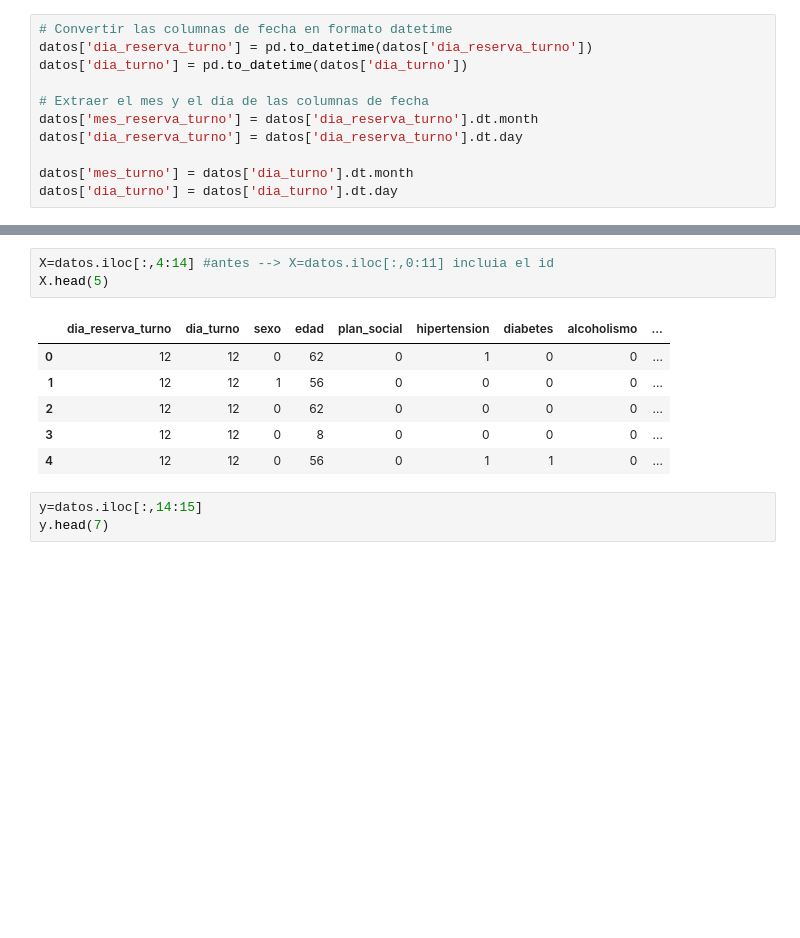
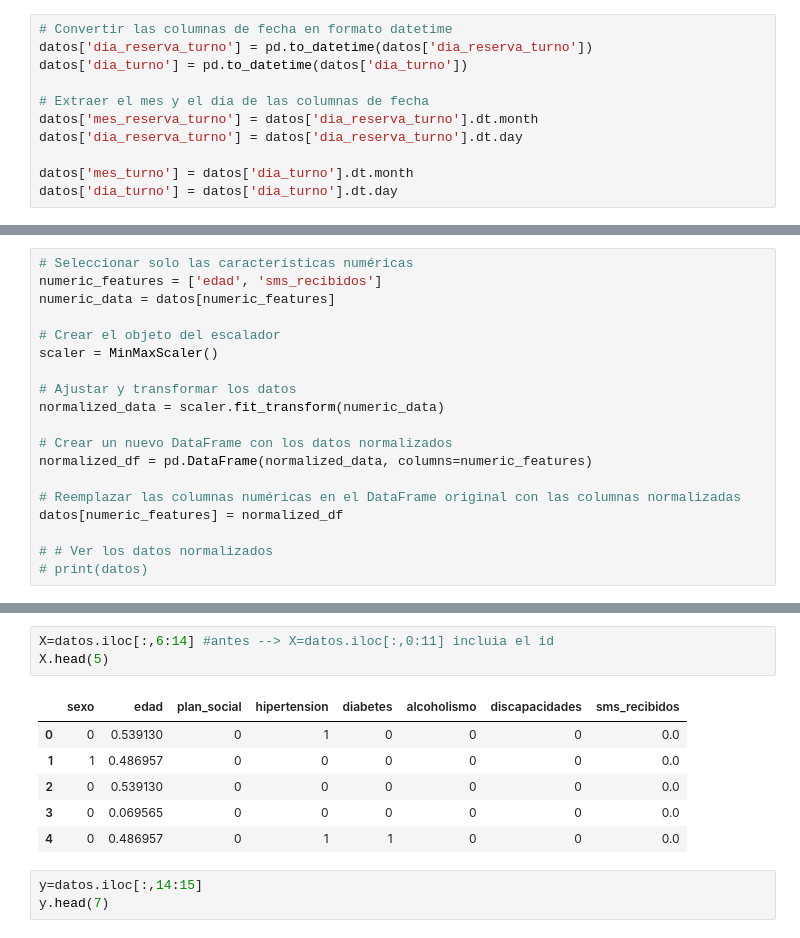
Before and after one commit to LucasMirandaD/Gestion-de-Datos, a Jupyter notebook: LM_Competencia_Ausentismo.ipynb, the cells around one changed output, grey strips where cells are left out. Saved outputs shown, nothing was run; the diff lists cells and outputs as text; blank space fills up the shorter version.

```diff
--- a/LM_Competencia_Ausentismo.ipynb
+++ b/LM_Competencia_Ausentismo.ipynb
@@ -152,0 +160,19 @@ datos['dia_turno'] = datos['dia_turno'].dt.day
+# %%
+# Seleccionar solo las características numéricas
+numeric_features = ['edad', 'sms_recibidos']
+numeric_data = datos[numeric_features]
+
+# Crear el objeto del escalador
+scaler = MinMaxScaler()
+
+# Ajustar y transformar los datos
+normalized_data = scaler.fit_transform(numeric_data)
+
+# Crear un nuevo DataFrame con los datos normalizados
+normalized_df = pd.DataFrame(normalized_data, columns=numeric_features)
+
+# Reemplazar las columnas numéricas en el DataFrame original con las columnas normalizadas
+datos[numeric_features] = normalized_df
+
+# # Ver los datos normalizados
+# print(datos)
@@ -153,13 +200,13 @@ datos['dia_turno'] = datos['dia_turno'].dt.day
 # %%
-X=datos.iloc[:,4:14] #antes --> X=datos.iloc[:,0:11] incluia el id
+X=datos.iloc[:,6:14] #antes --> X=datos.iloc[:,0:11] incluia el id
 X.head(5)
 # %% [output]
-|  | dia_reserva_turno | dia_turno | sexo | edad | plan_social | hipertension | diabetes | alcoholismo | ... |
-| 0 | 12 | 12 | 0 | 62 | 0 | 1 | 0 | 0 | ... |
-| 1 | 12 | 12 | 1 | 56 | 0 | 0 | 0 | 0 | ... |
-| 2 | 12 | 12 | 0 | 62 | 0 | 0 | 0 | 0 | ... |
-| 3 | 12 | 12 | 0 | 8 | 0 | 0 | 0 | 0 | ... |
-| 4 | 12 | 12 | 0 | 56 | 0 | 1 | 1 | 0 | ... |
+|  | sexo | edad | plan_social | hipertension | diabetes | alcoholismo | discapacidades | sms_recibidos |
+| 0 | 0 | 0.539130 | 0 | 1 | 0 | 0 | 0 | 0.0 |
+| 1 | 1 | 0.486957 | 0 | 0 | 0 | 0 | 0 | 0.0 |
+| 2 | 0 | 0.539130 | 0 | 0 | 0 | 0 | 0 | 0.0 |
+| 3 | 0 | 0.069565 | 0 | 0 | 0 | 0 | 0 | 0.0 |
+| 4 | 0 | 0.486957 | 0 | 1 | 1 | 0 | 0 | 0.0 |
 # %%
 y=datos.iloc[:,14:15]
 y.head(7)
```
Also changed, not shown: parts of 71 cells of this notebook.
